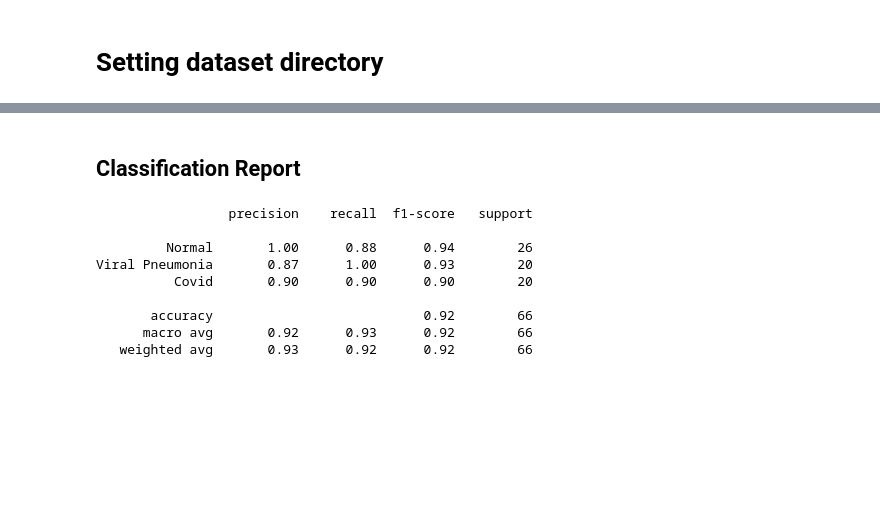
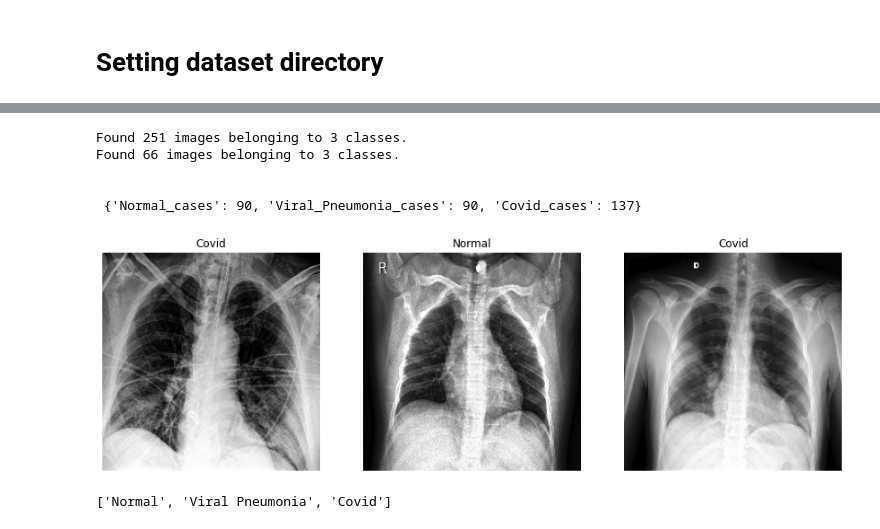
Before and after one commit to abhiHunts/Covid19-Chest-x-ray-classification, a Jupyter notebook: covid-19-x-ray-10k-images-classifier.ipynb, the cells around one changed output, grey strips where cells are left out. Cells and saved outputs as stored; diff of their text form; code cells hidden in the pictures; blank space fills up the shorter version.

Commit message:
Kaggle Notebook | covid-19-x-ray-10k-images-classifier | Version 7

```diff
--- a/covid-19-x-ray-10k-images-classifier.ipynb
+++ b/covid-19-x-ray-10k-images-classifier.ipynb
@@ -369,15 +24,56 @@ plt.show()
-# %% [markdown]
-## Classification Report
-# %%
-from sklearn.metrics import classification_report
-print(classification_report(y_labels,pred_classes,target_names=class_names))
-# %% [output]
-                 precision    recall  f1-score   support
-
-         Normal       1.00      0.88      0.94        26
-Viral Pneumonia       0.87      1.00      0.93        20
-          Covid       0.90      0.90      0.90        20
-
-       accuracy                           0.92        66
-      macro avg       0.92      0.93      0.92        66
-   weighted avg       0.93      0.92      0.92        66
+# %%
+# ImageDataGenerator
+from tensorflow.keras.preprocessing.image import ImageDataGenerator
+import cv2
+from PIL import ImageFilter
+
+height, width = 224, 224
+batch_size=64
+
+
+def generate_data(DIR):
+    datagen = ImageDataGenerator(rescale=1./255.)
+
+    generator = datagen.flow_from_directory(
+        DIR,
+        batch_size=batch_size,
+        shuffle=True,
+        seed=42,
+        class_mode='binary',
+        target_size=(height, width),
+        classes={'Normal': 0, 'Viral Pneumonia': 1,'Covid': 2}
+    )
+    return generator
+
+TRAINING_DIR = '../input/covid19-image-dataset/Covid19-dataset/train'
+TESTING_DIR = '../input/covid19-image-dataset/Covid19-dataset/test'
+
+train_generator = generate_data(TRAINING_DIR)
+test_generator = generate_data(TESTING_DIR)
+
+total_image = np.concatenate([train_generator.labels,test_generator.labels])
+
+print('\n\n',{'Normal_cases':len(np.where(total_image==0)[0]),
+      'Viral_Pneumonia_cases':len(np.where(total_image==1)[0]),
+             'Covid_cases':len(np.where(total_image==2)[0])})
+# %% [output]
+Found 251 images belonging to 3 classes.
+Found 66 images belonging to 3 classes.
+
+
+ {'Normal_cases': 90, 'Viral_Pneumonia_cases': 90, 'Covid_cases': 137}
+# %%
+def image_plot(generator,image_numbers):
+    img_feature = generator[0][0][:image_numbers]
+    img_label = generator[0][1][:image_numbers]
+
+    plt.figure(figsize=(20, 15))
+    for i in range(image_numbers):
+        ax = plt.subplot(math.ceil(image_numbers/4),4, i + 1)
+        plt.imshow(img_feature[i])
+        plt.title("Normal" if img_label[i] == 0 else "Viral Pneumonia" if img_label[i] == 1 else "Covid")
+        plt.axis("off")
+
+image_plot(train_generator,3)
+# %% [output]
+[figure, added]
@@ -383,0 +90,5 @@ Viral Pneumonia       0.87      1.00      0.93        20
+# %%
+class_names = os.listdir(TRAIN_DIR)
+class_names
+# %% [output]
+['Normal', 'Viral Pneumonia', 'Covid']
```
Also changed, not shown: parts of 46 cells of this notebook.
